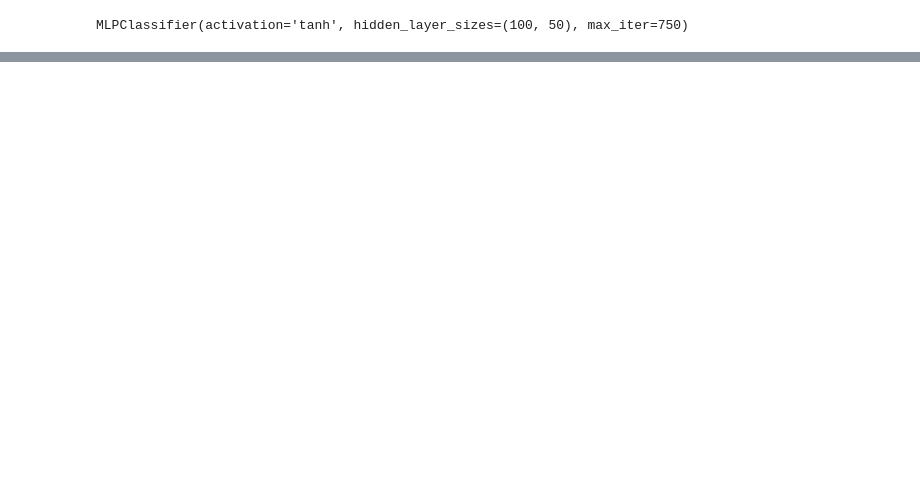
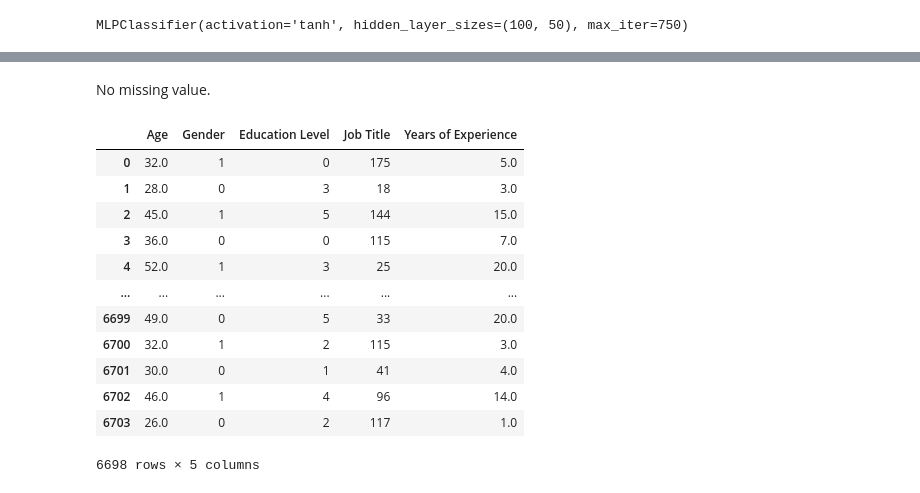
Before and after one commit to anubrata01/Data-mining-college-Assignment, a Jupyter notebook: Salary_Dataset.ipynb, the cells around one changed output, grey strips where cells are left out. Drawn from its saved outputs; the diff is of its cells as text; code cells hidden in the pictures; blank space fills up the shorter version.

```diff
--- a/Salary_Dataset.ipynb
+++ b/Salary_Dataset.ipynb
@@ -303,0 +330,4 @@ Trasforming salary column for better model training
+# %%
+data['new_salary'] = data['Salary']
+new_data = data.drop('Salary',axis=1)
+data.drop('new_salary',axis=1,inplace=True)
@@ -392,0 +499,21 @@ MSE 0.022388059701492536
+# %% [markdown]
+No missing value.
+# %%
+X=new_data.drop(columns="new_salary")
+y = new_data["new_salary"]
+# %%
+X
+# %% [output]
+|  | Age | Gender | Education Level | Job Title | Years of Experience |
+| 0 | 32.0 | 1 | 0 | 175 | 5.0 |
+| 1 | 28.0 | 0 | 3 | 18 | 3.0 |
+| 2 | 45.0 | 1 | 5 | 144 | 15.0 |
+| 3 | 36.0 | 0 | 0 | 115 | 7.0 |
+| 4 | 52.0 | 1 | 3 | 25 | 20.0 |
+| ... | ... | ... | ... | ... | ... |
+| 6699 | 49.0 | 0 | 5 | 33 | 20.0 |
+| 6700 | 32.0 | 1 | 2 | 115 | 3.0 |
+| 6701 | 30.0 | 0 | 1 | 41 | 4.0 |
+| 6702 | 46.0 | 1 | 4 | 96 | 14.0 |
+| 6703 | 26.0 | 0 | 2 | 117 | 1.0 |
+6698 rows × 5 columns
```
Also changed, not shown: parts of 32 cells of this notebook.
